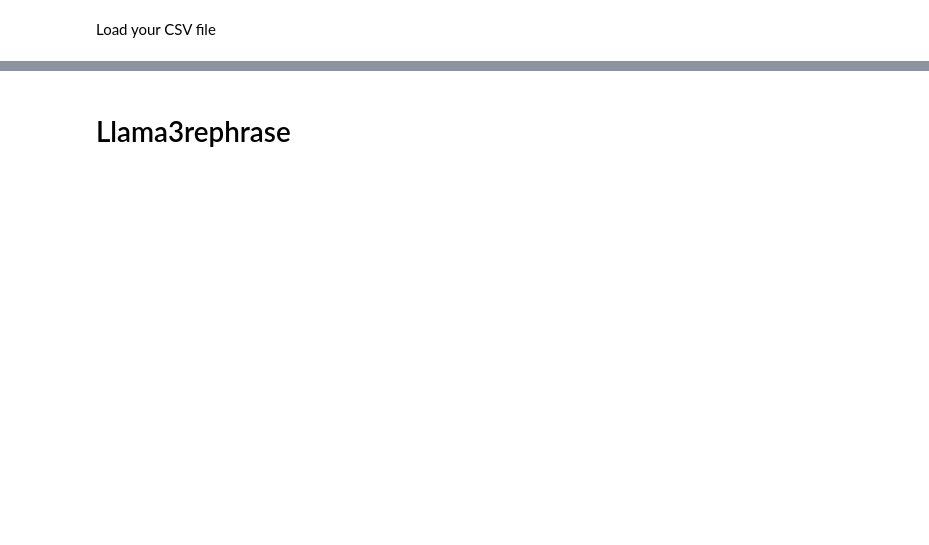
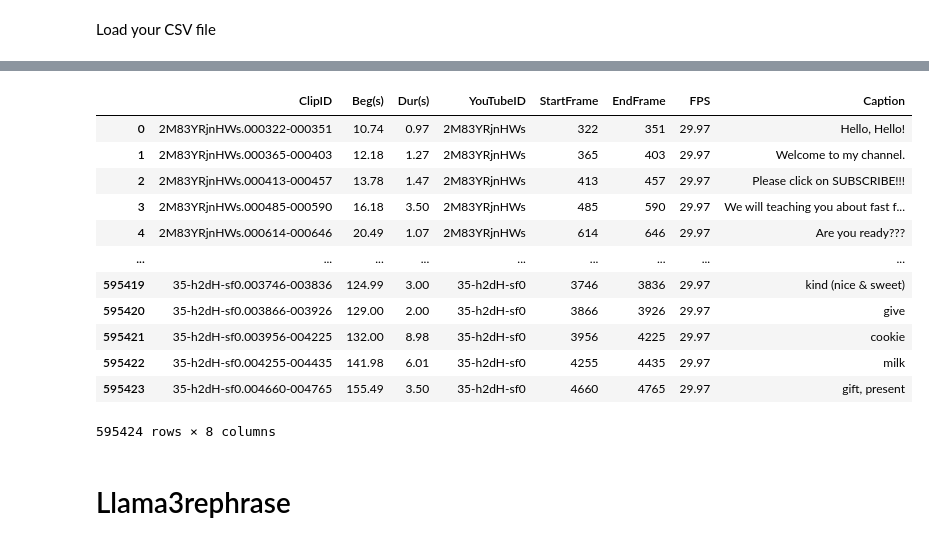
Before and after one commit to JSALT2024/LLMrephrase, a Jupyter notebook: Llama3rephrase.ipynb, the cells around one changed output, grey strips where cells are left out. Drawn from its saved outputs; the diff is of its cells as text; code cells hidden in the pictures; blank space fills up the shorter version.

```diff
--- a/Llama3rephrase.ipynb
+++ b/Llama3rephrase.ipynb
@@ -47,0 +42,5 @@ sentences
+# %%
+df = pd.read_csv('train.filtered3.beg_dur_id_frames_fps_text.norm.filter-lanid.tsv', sep='\t', header=None)
+
+sentences = df[6].astype(str).tolist()
+df
@@ -48,2 +61,26 @@ sentences
+# %%
+columns = ['Beg(s)', 'Dur(s)', 'YouTubeID', 'StartFrame', 'EndFrame', 'FPS', 'Caption']
+df.columns = columns
+df[['Beg(s)', 'Dur(s)']] = df[['Beg(s)', 'Dur(s)']].map(lambda x: float(f"{x:.2f}"))
+num_rephrases = 5
+version_columns = [f'Llama3_Rephrase{i+1}' for i in range(num_rephrases)]
+
+df['ClipID'] = df.apply(lambda row: f"{row['YouTubeID']}.{row['StartFrame']:06d}-{row['EndFrame']:06d}", axis=1)
+df = df[['ClipID'] + [col for col in df.columns if col != 'ClipID']]
+df
+# %% [output]
+|  | ClipID | Beg(s) | Dur(s) | YouTubeID | StartFrame | EndFrame | FPS | Caption |
+| 0 | 2M83YRjnHWs.000322-000351 | 10.74 | 0.97 | 2M83YRjnHWs | 322 | 351 | 29.97 | Hello, Hello! |
+| 1 | 2M83YRjnHWs.000365-000403 | 12.18 | 1.27 | 2M83YRjnHWs | 365 | 403 | 29.97 | Welcome to my channel. |
+| 2 | 2M83YRjnHWs.000413-000457 | 13.78 | 1.47 | 2M83YRjnHWs | 413 | 457 | 29.97 | Please click on SUBSCRIBE!!! |
+| 3 | 2M83YRjnHWs.000485-000590 | 16.18 | 3.50 | 2M83YRjnHWs | 485 | 590 | 29.97 | We will teaching you about fast f... |
+| 4 | 2M83YRjnHWs.000614-000646 | 20.49 | 1.07 | 2M83YRjnHWs | 614 | 646 | 29.97 | Are you ready??? |
+| ... | ... | ... | ... | ... | ... | ... | ... | ... |
+| 595419 | 35-h2dH-sf0.003746-003836 | 124.99 | 3.00 | 35-h2dH-sf0 | 3746 | 3836 | 29.97 | kind (nice & sweet) |
+| 595420 | 35-h2dH-sf0.003866-003926 | 129.00 | 2.00 | 35-h2dH-sf0 | 3866 | 3926 | 29.97 | give |
+| 595421 | 35-h2dH-sf0.003956-004225 | 132.00 | 8.98 | 35-h2dH-sf0 | 3956 | 4225 | 29.97 | cookie |
+| 595422 | 35-h2dH-sf0.004255-004435 | 141.98 | 6.01 | 35-h2dH-sf0 | 4255 | 4435 | 29.97 | milk |
+| 595423 | 35-h2dH-sf0.004660-004765 | 155.49 | 3.50 | 35-h2dH-sf0 | 4660 | 4765 | 29.97 | gift, present |
+595424 rows × 8 columns
 # %% [markdown]
 # Llama3rephrase
```
Also changed, not shown: parts of 21 cells of this notebook.
